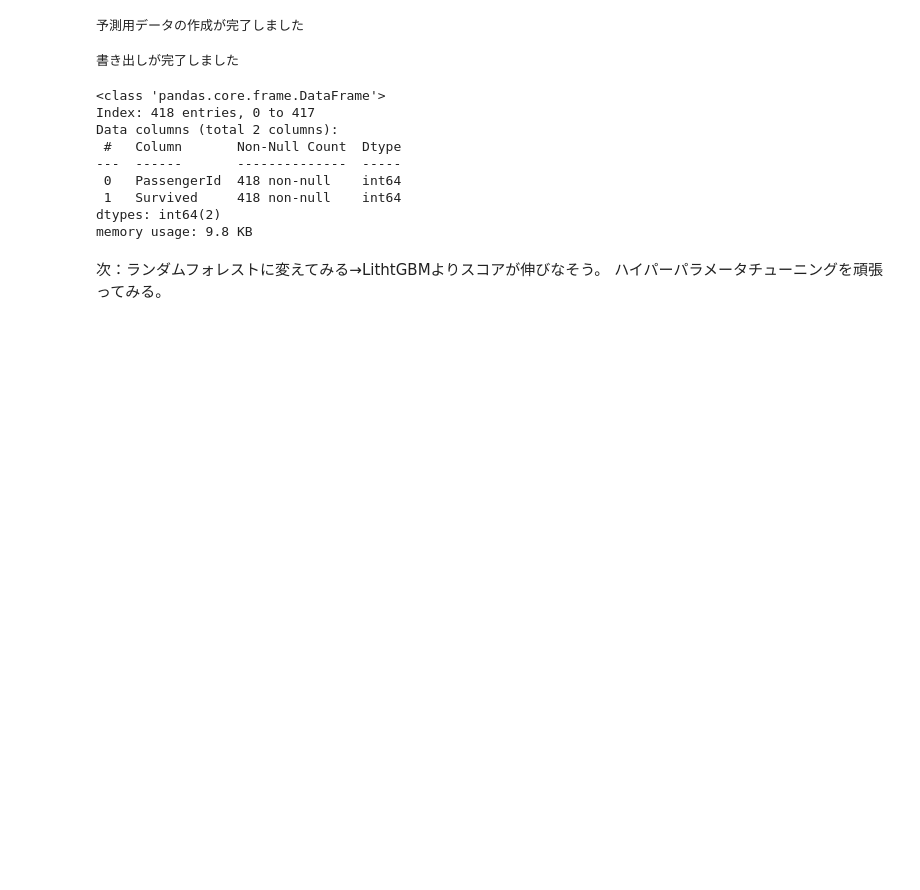
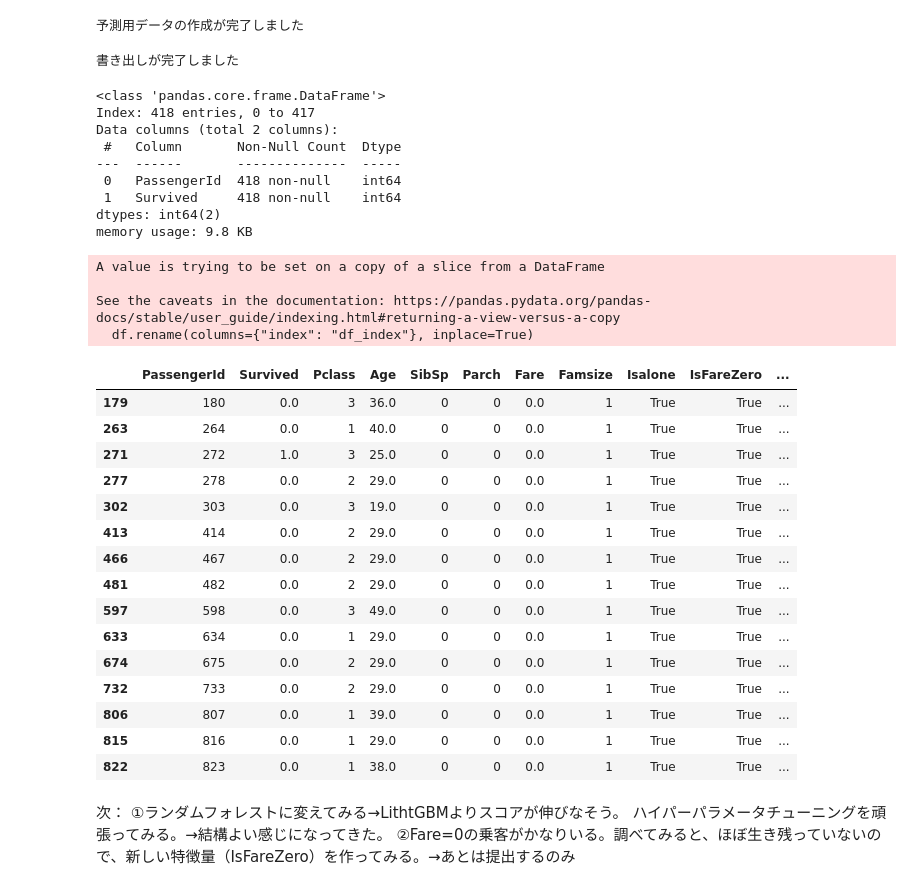
Before and after one commit to NKatchy/kaggle, a Jupyter notebook: 251017-practice.ipynb, the cells around one changed output. Saved outputs shown, nothing was run; the diff lists cells and outputs as text; code cells hidden in the pictures; blank space fills up the shorter version.

```diff
--- a/251017-practice.ipynb
+++ b/251017-practice.ipynb
@@ -268,6 +276,38 @@ Data columns (total 2 columns):
  1   Survived     418 non-null    int64
 dtypes: int64(2)
 memory usage: 9.8 KB
-# %% [markdown]
-次：ランダムフォレストに変えてみる→LithtGBMよりスコアが伸びなそう。
-ハイパーパラメータチューニングを頑張ってみる。
+# %%
+# プロファイルレポートの生成
+profile = ProfileReport(train_df, title='My Data Profiling Report')
+# HTMLファイルとして保存
+profile.to_file("my_report.html")
+# %% [output]
+A value is trying to be set on a copy of a slice from a DataFrame
+
+See the caveats in the documentation: https://pandas.pydata.org/pandas-docs/stable/user_guide/indexing.html#returning-a-view-versus-a-copy
+  df.rename(columns={"index": "df_index"}, inplace=True)
+# %%
+farezero =train_df[train_df["Fare"]==0]
+farezero
+# %% [output]
+|  | PassengerId | Survived | Pclass | Age | SibSp | Parch | Fare | Famsize | Isalone | IsFareZero | ... |
+| 179 | 180 | 0.0 | 3 | 36.0 | 0 | 0 | 0.0 | 1 | True | True | ... |
+| 263 | 264 | 0.0 | 1 | 40.0 | 0 | 0 | 0.0 | 1 | True | True | ... |
+| 271 | 272 | 1.0 | 3 | 25.0 | 0 | 0 | 0.0 | 1 | True | True | ... |
+| 277 | 278 | 0.0 | 2 | 29.0 | 0 | 0 | 0.0 | 1 | True | True | ... |
+| 302 | 303 | 0.0 | 3 | 19.0 | 0 | 0 | 0.0 | 1 | True | True | ... |
+| 413 | 414 | 0.0 | 2 | 29.0 | 0 | 0 | 0.0 | 1 | True | True | ... |
+| 466 | 467 | 0.0 | 2 | 29.0 | 0 | 0 | 0.0 | 1 | True | True | ... |
+| 481 | 482 | 0.0 | 2 | 29.0 | 0 | 0 | 0.0 | 1 | True | True | ... |
+| 597 | 598 | 0.0 | 3 | 49.0 | 0 | 0 | 0.0 | 1 | True | True | ... |
+| 633 | 634 | 0.0 | 1 | 29.0 | 0 | 0 | 0.0 | 1 | True | True | ... |
+| 674 | 675 | 0.0 | 2 | 29.0 | 0 | 0 | 0.0 | 1 | True | True | ... |
+| 732 | 733 | 0.0 | 2 | 29.0 | 0 | 0 | 0.0 | 1 | True | True | ... |
+| 806 | 807 | 0.0 | 1 | 39.0 | 0 | 0 | 0.0 | 1 | True | True | ... |
+| 815 | 816 | 0.0 | 1 | 29.0 | 0 | 0 | 0.0 | 1 | True | True | ... |
+| 822 | 823 | 0.0 | 1 | 38.0 | 0 | 0 | 0.0 | 1 | True | True | ... |
+# %% [markdown]
+次：
+①ランダムフォレストに変えてみる→LithtGBMよりスコアが伸びなそう。
+ハイパーパラメータチューニングを頑張ってみる。→結構よい感じになってきた。
+②Fare=0の乗客がかなりいる。調べてみると、ほぼ生き残っていないので、新しい特徴量（IsFareZero）を作ってみる。→あとは提出するのみ
```
Also changed, not shown: parts of 6 cells of this notebook.
